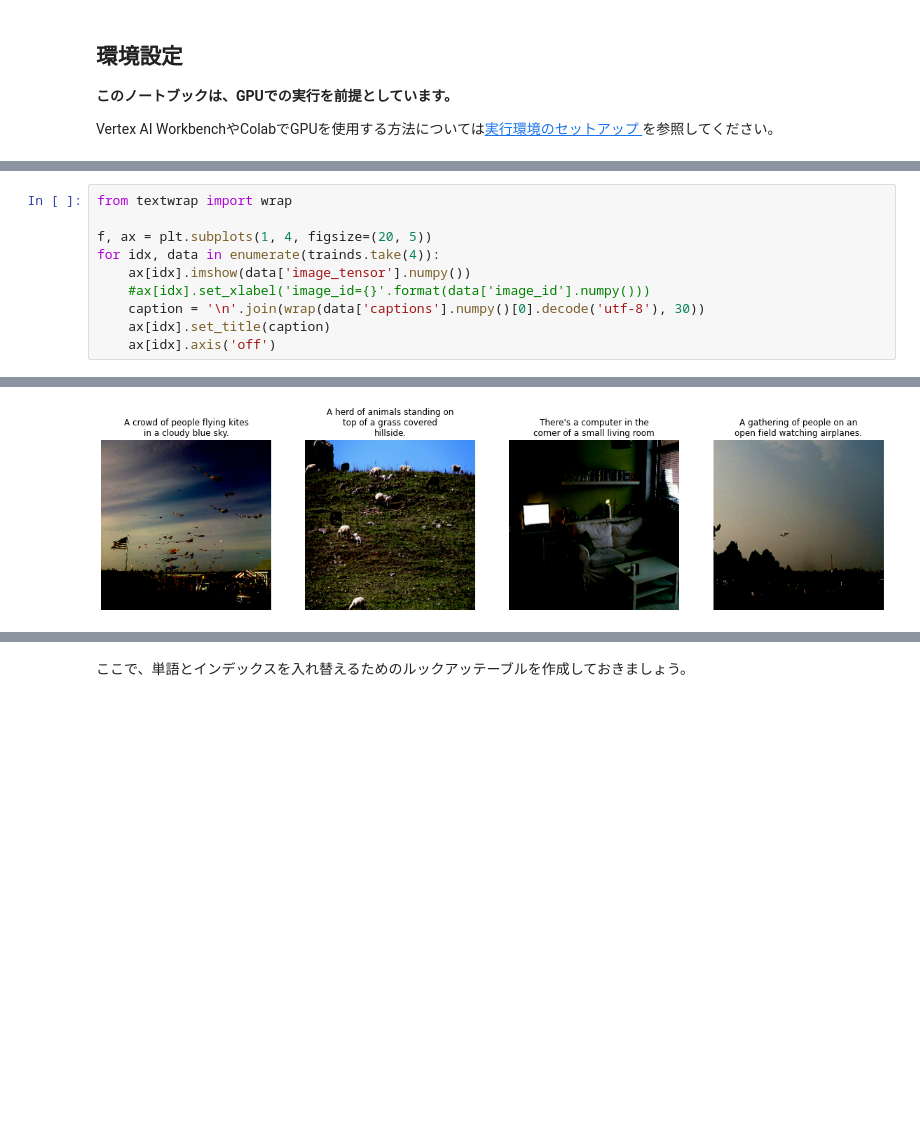
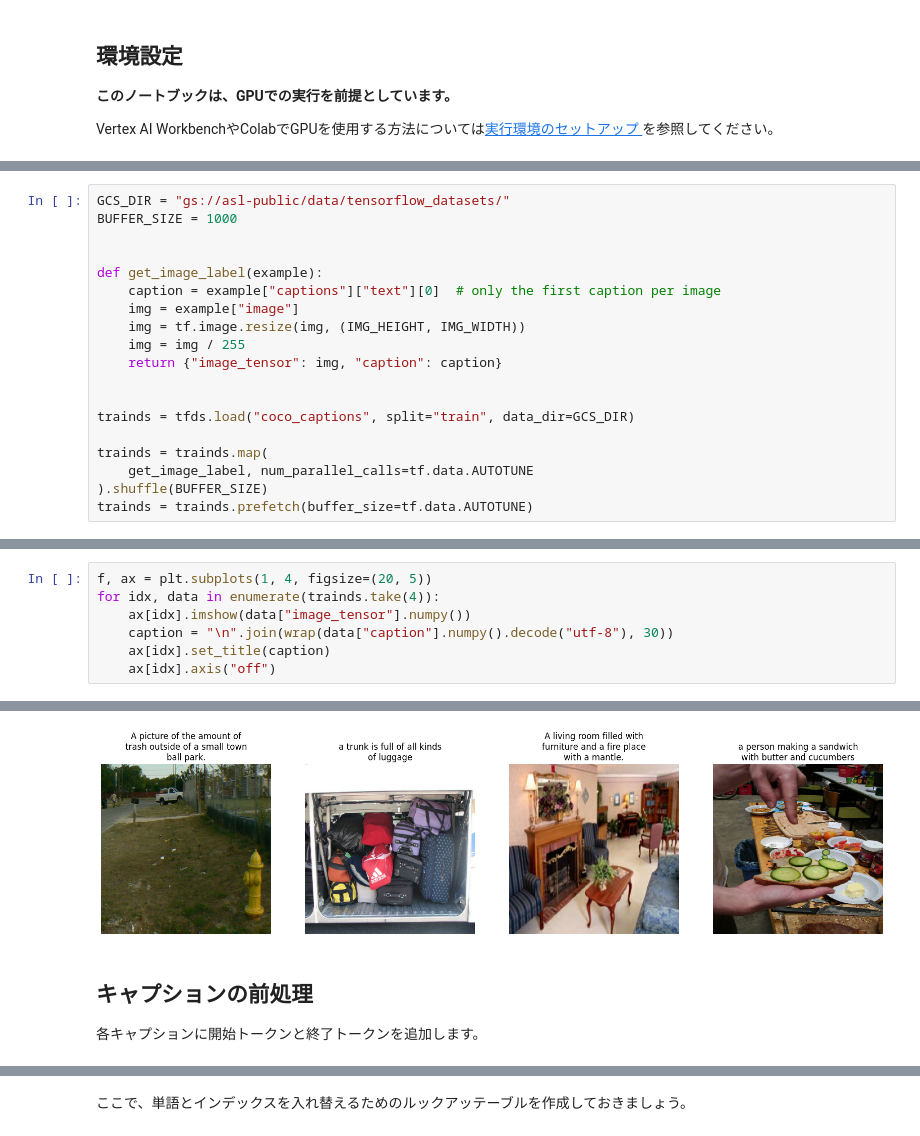
Before and after one commit to takumiohym/practical-ml-vision-book-ja, a Jupyter notebook: 12_generation/12e_image_captioning.ipynb, the cells around one changed output, grey strips where cells are left out. Drawn from its saved outputs; the diff is of its cells as text; blank space fills up the shorter version.

```diff
--- a/12_generation/12e_image_captioning.ipynb
+++ b/12_generation/12e_image_captioning.ipynb
@@ -113,0 +105,19 @@ trainds = trainds.map(get_image_label)
+# %%
+GCS_DIR = "gs://asl-public/data/tensorflow_datasets/"
+BUFFER_SIZE = 1000
+
+
+def get_image_label(example):
+    caption = example["captions"]["text"][0]  # only the first caption per image
+    img = example["image"]
+    img = tf.image.resize(img, (IMG_HEIGHT, IMG_WIDTH))
+    img = img / 255
+    return {"image_tensor": img, "caption": caption}
+
+
+trainds = tfds.load("coco_captions", split="train", data_dir=GCS_DIR)
+
+trainds = trainds.map(
+    get_image_label, num_parallel_calls=tf.data.AUTOTUNE
+).shuffle(BUFFER_SIZE)
+trainds = trainds.prefetch(buffer_size=tf.data.AUTOTUNE)
@@ -114,11 +136,8 @@ trainds = trainds.map(get_image_label)
 # %%
-from textwrap import wrap
-
 f, ax = plt.subplots(1, 4, figsize=(20, 5))
 for idx, data in enumerate(trainds.take(4)):
-    ax[idx].imshow(data['image_tensor'].numpy())
-    #ax[idx].set_xlabel('image_id={}'.format(data['image_id'].numpy()))
-    caption = '\n'.join(wrap(data['captions'].numpy()[0].decode('utf-8'), 30))
+    ax[idx].imshow(data["image_tensor"].numpy())
+    caption = "\n".join(wrap(data["caption"].numpy().decode("utf-8"), 30))
     ax[idx].set_title(caption)
-    ax[idx].axis('off')
+    ax[idx].axis("off")
 # %% [output]
@@ -129 +144,5 @@ WARNING:matplotlib.image:Clipping input data to the valid range for imshow with
-[figure, old version]
+[figure, new version]
+# %% [markdown]
+## キャプションの前処理
+
+各キャプションに開始トークンと終了トークンを追加します。<br>
```
Also changed, not shown: parts of 58 cells of this notebook, 2 other files.
